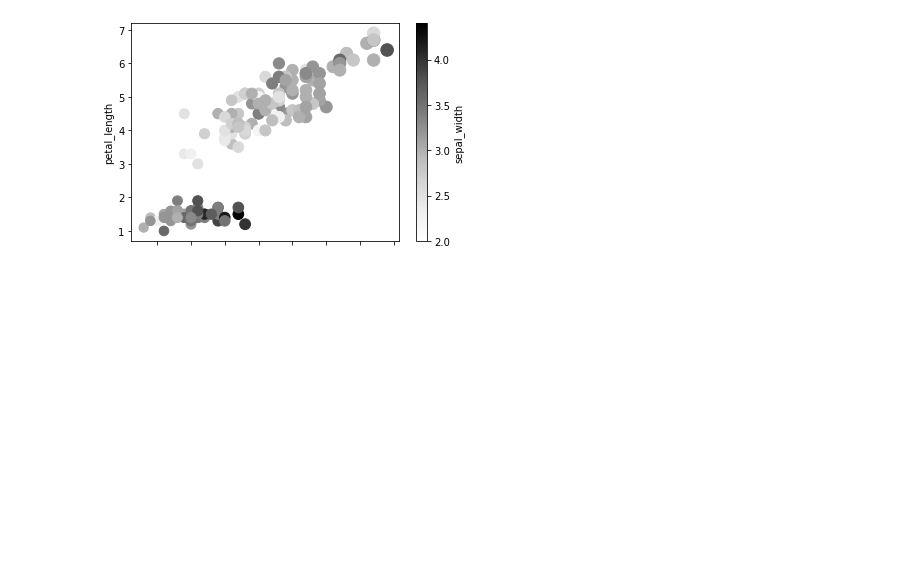
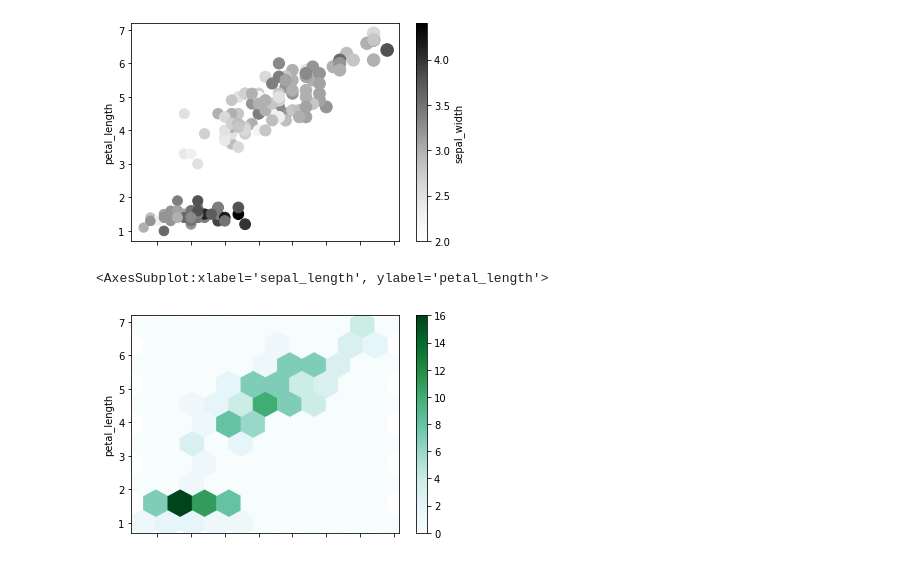
Before and after one commit to Shivanshu04/Datavisualisation, a Jupyter notebook: Graph/graph.ipynb, the cells around one changed output. Cells and saved outputs as stored; diff of their text form; code cells hidden in the pictures; blank space fills up the shorter version.

```diff
--- a/Graph/graph.ipynb
+++ b/Graph/graph.ipynb
@@ -179,3 +179,9 @@ df.plot.scatter(x ='sepal_length' , y ='petal_length' , c =  'sepal_width', s =
 # %% [output]
 <AxesSubplot:xlabel='sepal_length', ylabel='petal_length'>
 [figure]
+# %%
+# In this case all the dots are represented in the form of hexabin. and we can control the grid size using 'gridsize' parameter.
+df.plot.hexbin(x ='sepal_length' , y ='petal_length',gridsize=10)
+# %% [output]
+<AxesSubplot:xlabel='sepal_length', ylabel='petal_length'>
+[figure, added]
```
Also changed, not shown: parts of 4 cells of this notebook.
